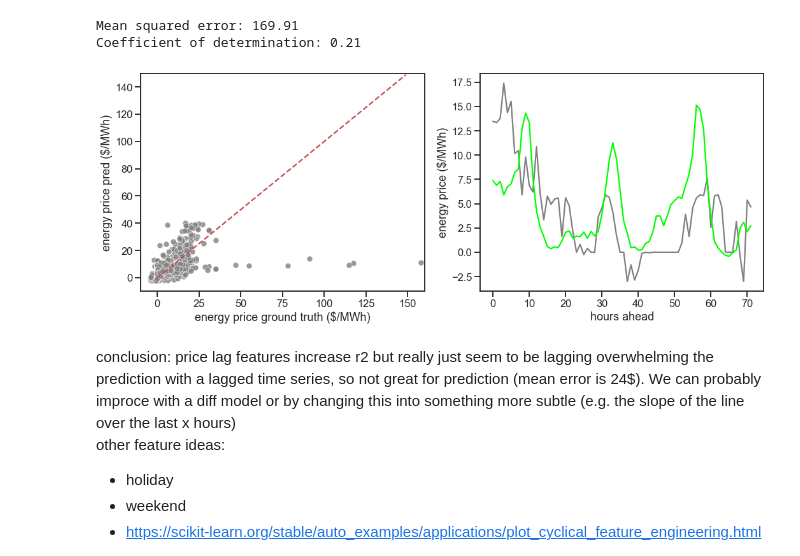
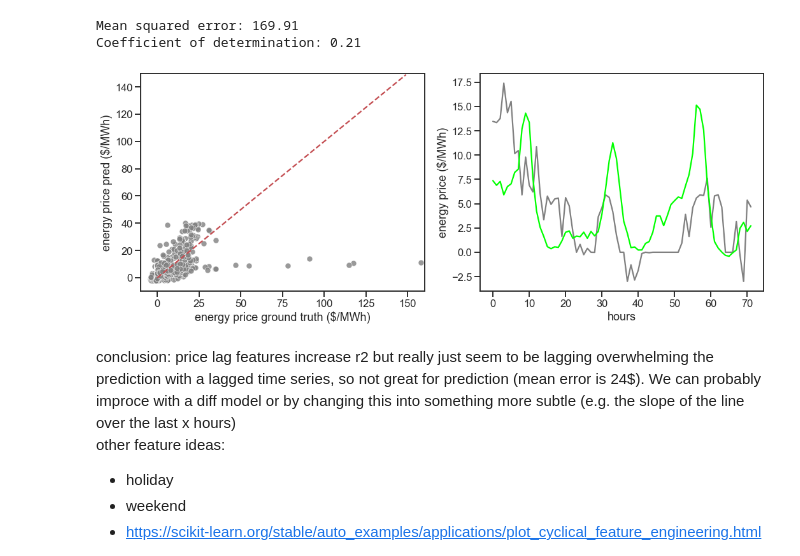
Before and after one commit to KeaganHRankin/cloud_ml_proj, a Jupyter notebook: feature_eng/feature_eng_keagan.ipynb, the cells around one changed output. Drawn from its saved outputs; the diff is of its cells as text; code cells hidden in the pictures.

```diff
--- a/feature_eng/feature_eng_keagan.ipynb
+++ b/feature_eng/feature_eng_keagan.ipynb
@@ -633,8 +643,8 @@ price_lag_mean_7_days= pd.concat(price_lag_mean_7_days, axis=1)
 price_lag_mean_7_days.columns = ['price_sd_lag'+str(i) for i in range(1,8)]
 
 # lagged demand features
-demand_lag = pd.concat([train_set_f['market_demand'].shift(i) for i in range(1,25)], axis=1)
-demand_lag.columns = ['demand_lag_'+str(i) for i in range(1,25)]
+demand_lag = pd.concat([train_set_f['market_demand'].shift(i) for i in range(0,25)], axis=1)
+demand_lag.columns = ['demand_lag_'+str(i) for i in range(0,25)]
 
 demand_lag_mean_7_day_23 = pd.concat([train_set_f['market_demand'].shift(23+24*i) for i in range(7)], axis=1).mean(axis=1)
 demand_lag_mean_7_day_23.name = 'demand_seven_day_23'
@@ -826,30 +832,30 @@ Coefficient of determination: 0.21
 # %%
 y_test_plot = y_test
 y_pred_plot = y_pred
 
 fig, ax = plt.subplots(1,2, figsize=(15,6))
 sns.scatterplot(x=y_test_plot, y=y_pred_plot, ax=ax[0], alpha=0.8, color='grey')
 
 n_ahead = 172
 jump = 100
 sns.lineplot(x=np.arange(n_ahead-jump), y=y_test_plot[jump:n_ahead], ax=ax[1],
              color='grey')
 sns.lineplot(x=np.arange(n_ahead-jump), y=y_pred_plot[jump:n_ahead], ax=ax[1],
              color='lime')
 
 
 ax[0].set_xlabel('energy price ground truth ($/MWh)')
 ax[0].set_ylabel('energy price pred ($/MWh)')
 ax[0].set_xlim([-10,160])
 ax[0].set_ylim([-10,150])
 sns.lineplot(ax=ax[0], x=np.arange(150), y=np.arange(150), linestyle='--', color='r')
 
-ax[1].set_xlabel('hours ahead')
+ax[1].set_xlabel('hours')
 ax[1].set_ylabel('energy price ($/MWh)')
 
 plt.tight_layout()
 # %% [output]
-[figure, old version]
+[figure, new version]
 # %% [markdown]
 conclusion: price lag features increase r2 but really just seem to be lagging overwhelming the prediction with a lagged time series, so not great for prediction (mean error is 24$). We can probably improce with a diff model or by changing this into something more subtle (e.g. the slope of the line over the last x hours) <br>
 other feature ideas:
```
Also changed, not shown: parts of 10 cells of this notebook.
